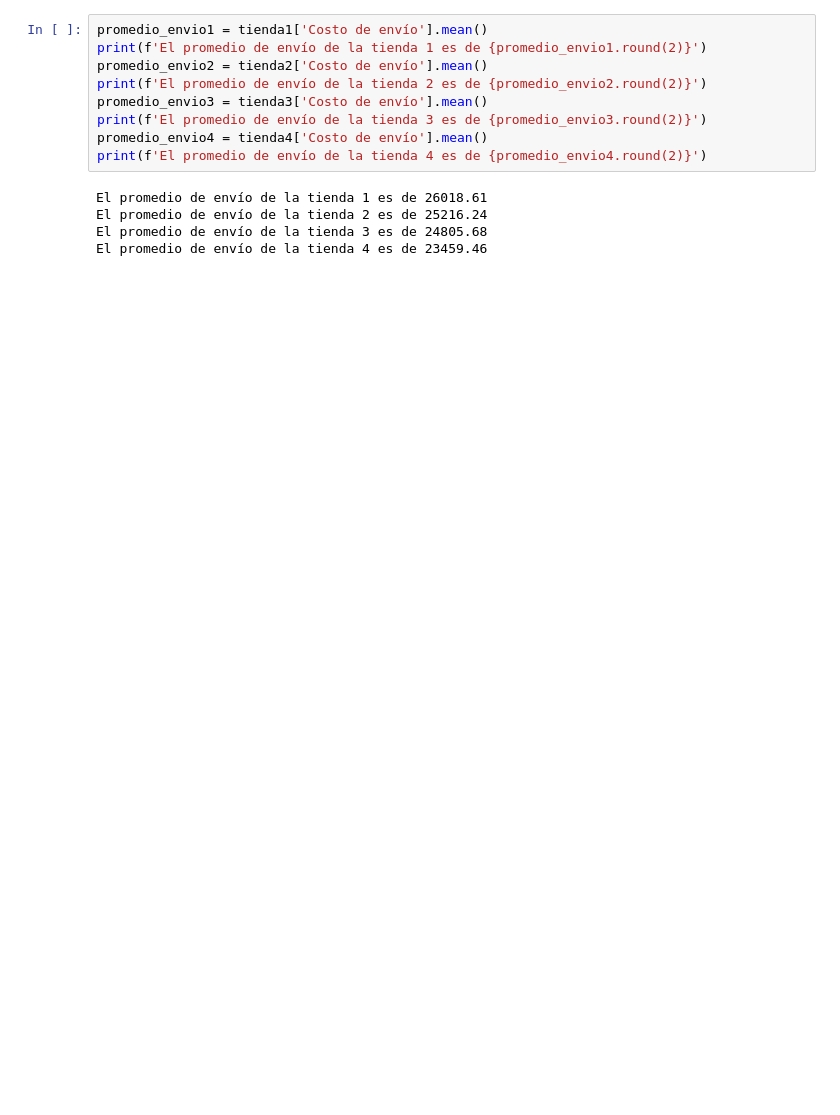
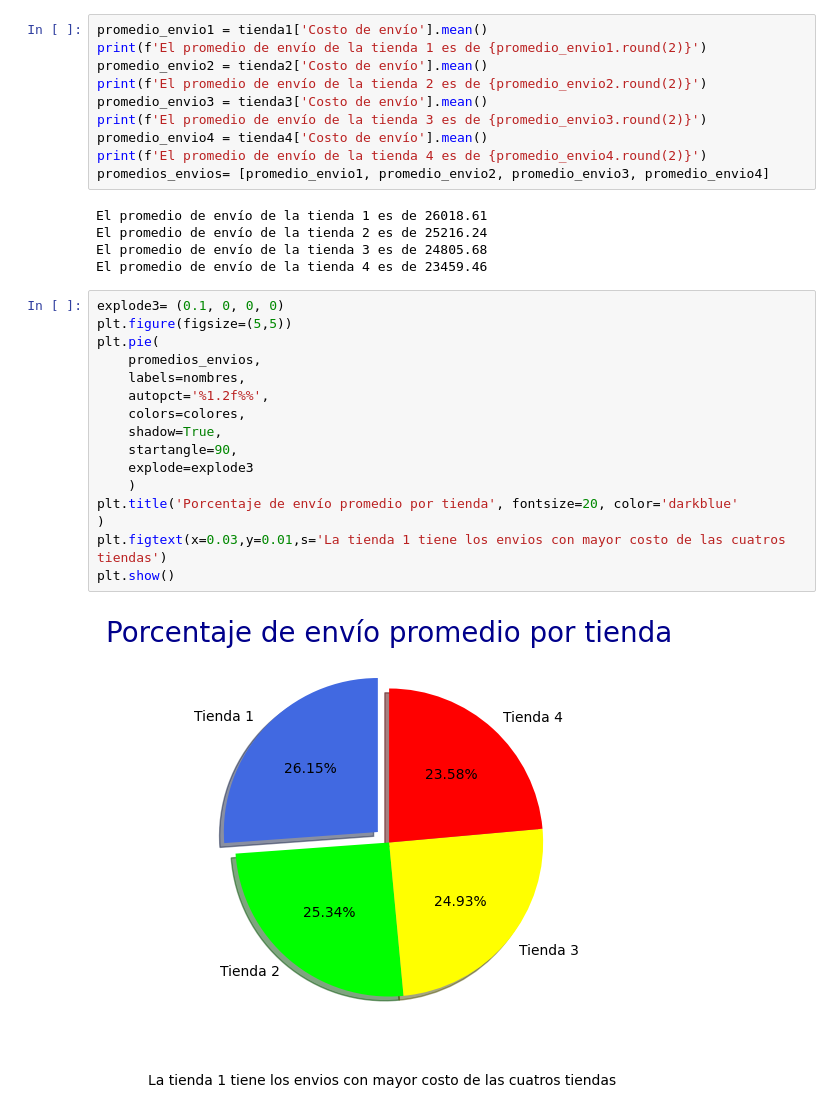
Before and after one commit to GarciaDAndy/Challenge_Alura, a Jupyter notebook: AluraStoreLatam.ipynb, the cells around one changed output. Cells and saved outputs as stored; diff of their text form; blank space fills up the shorter version.

```diff
--- a/AluraStoreLatam.ipynb
+++ b/AluraStoreLatam.ipynb
@@ -183,8 +247,27 @@ promedio_envio3 = tienda3['Costo de envío'].mean()
 print(f'El promedio de envío de la tienda 3 es de {promedio_envio3.round(2)}')
 promedio_envio4 = tienda4['Costo de envío'].mean()
 print(f'El promedio de envío de la tienda 4 es de {promedio_envio4.round(2)}')
+promedios_envios= [promedio_envio1, promedio_envio2, promedio_envio3, promedio_envio4]
 # %% [output]
 El promedio de envío de la tienda 1 es de 26018.61
 El promedio de envío de la tienda 2 es de 25216.24
 El promedio de envío de la tienda 3 es de 24805.68
 El promedio de envío de la tienda 4 es de 23459.46
+# %%
+explode3= (0.1, 0, 0, 0)
+plt.figure(figsize=(5,5))
+plt.pie(
+    promedios_envios,
+    labels=nombres,
+    autopct='%1.2f%%',
+    colors=colores,
+    shadow=True,
+    startangle=90,
+    explode=explode3
+    )
+plt.title('Porcentaje de envío promedio por tienda', fontsize=20, color='darkblue'
+)
+plt.figtext(x=0.03,y=0.01,s='La tienda 1 tiene los envios con mayor costo de las cuatros tiendas')
+plt.show()
+# %% [output]
+[figure, added]
```
Also changed, not shown: parts of 7 cells of this notebook.
